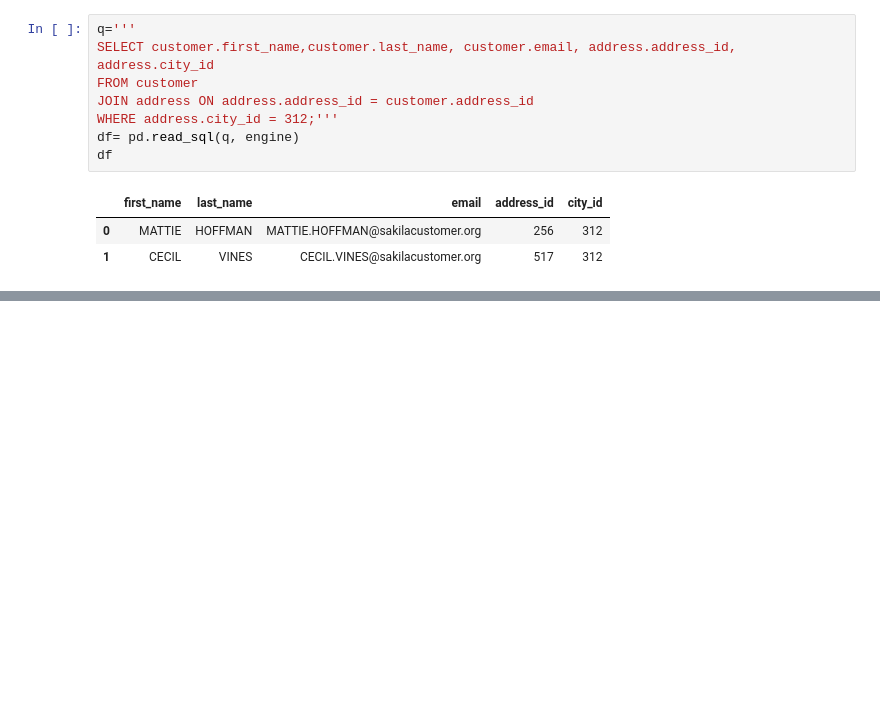
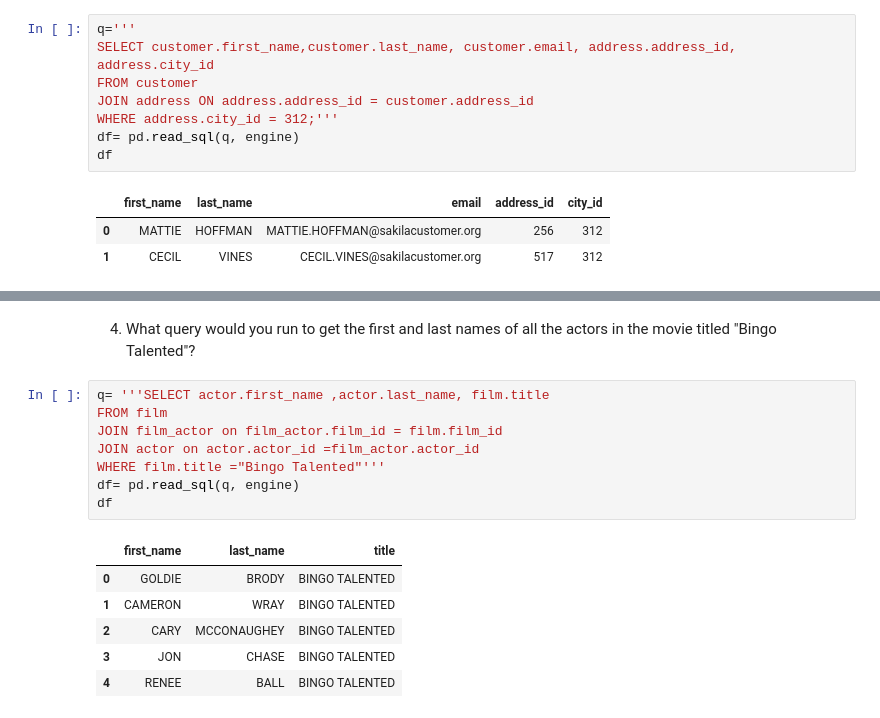
Before and after one commit to ragedharb16/saika, a Jupyter notebook: core 1.ipynb, the cells around one changed output, grey strips where cells are left out. Saved outputs shown, nothing was run; the diff lists cells and outputs as text; blank space fills up the shorter version.

```diff
--- a/core 1.ipynb
+++ b/core 1.ipynb
@@ -32,0 +94,17 @@ FROM category'''
+# %% [markdown]
+4. What query would you run to get the first and last names of all the actors in the movie titled "Bingo Talented"?
+# %%
+q= '''SELECT actor.first_name ,actor.last_name, film.title
+FROM film
+JOIN film_actor on film_actor.film_id = film.film_id
+JOIN actor on actor.actor_id =film_actor.actor_id
+WHERE film.title ="Bingo Talented"'''
+df= pd.read_sql(q, engine)
+df
+# %% [output]
+|  | first_name | last_name | title |
+| 0 | GOLDIE | BRODY | BINGO TALENTED |
+| 1 | CAMERON | WRAY | BINGO TALENTED |
+| 2 | CARY | MCCONAUGHEY | BINGO TALENTED |
+| 3 | JON | CHASE | BINGO TALENTED |
+| 4 | RENEE | BALL | BINGO TALENTED |
```
Also changed, not shown: parts of 11 cells of this notebook, 1 other file.
